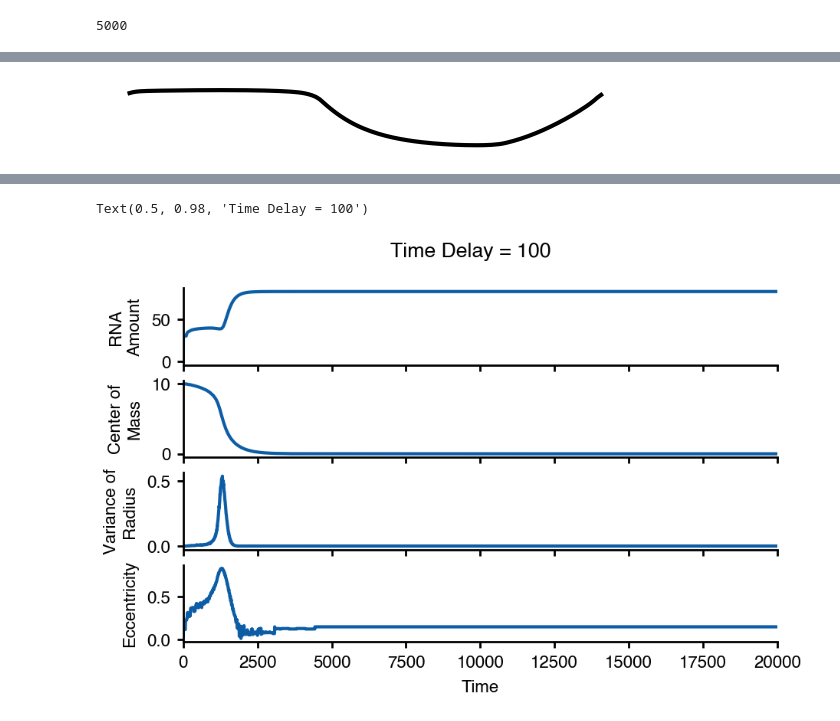
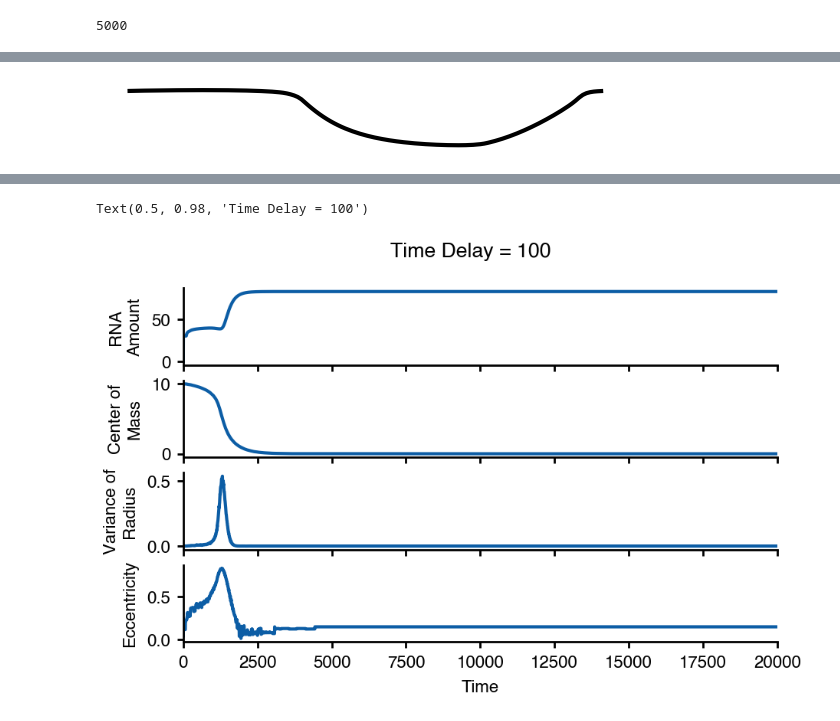
Before and after one commit to gohdavid/CoupledEPCondensates, a Jupyter notebook: workspace/05_Analysis/Fig_3B-3C.ipynb, the cells around one changed output, grey strips where cells are left out. Cells and saved outputs as stored; diff of their text form; code cells hidden in the pictures.

```diff
--- a/workspace/05_Analysis/Fig_3B-3C.ipynb
+++ b/workspace/05_Analysis/Fig_3B-3C.ipynb
@@ -123,16 +123,16 @@ Text(0.5, 0.98, 'Time Delay = 250')
 # %%
-mids = ((peaks+troughs)/2).astype(int)-60
+mids = ((peaks+troughs)/2).astype(int)-55
 fig,ax = plt.subplots()
 fig.set_size_inches(8.5*_CM,1*_CM)
 times = np.linspace(mids[18],mids[19],10).astype(int)
 ax.plot(sim.time[times[0]:times[-1]],sim.rna_amount[times[0]:times[-1]],color='Black',linewidth=1.5)
 ax.set_ylabel("RNA Amount")
 ax.set_xlabel("Time")
 ax.set_axis_off()
 plt.savefig("deform_collapse_rnaamount_circular.png", transparent=True, dpi=300, bbox_inches='tight')
 plt.savefig(_FIGURE_DIR/"Fig3_A_OscillationSymmetricRNAAmount")
 # %% [output]
-[figure, old version]
+[figure, new version]
 # %%
 times = np.linspace(mids[18],mids[19],10).astype(int)
 fig,axes = plt.subplots(1,len(times))
```
Also changed, not shown: parts of 4 cells of this notebook.
